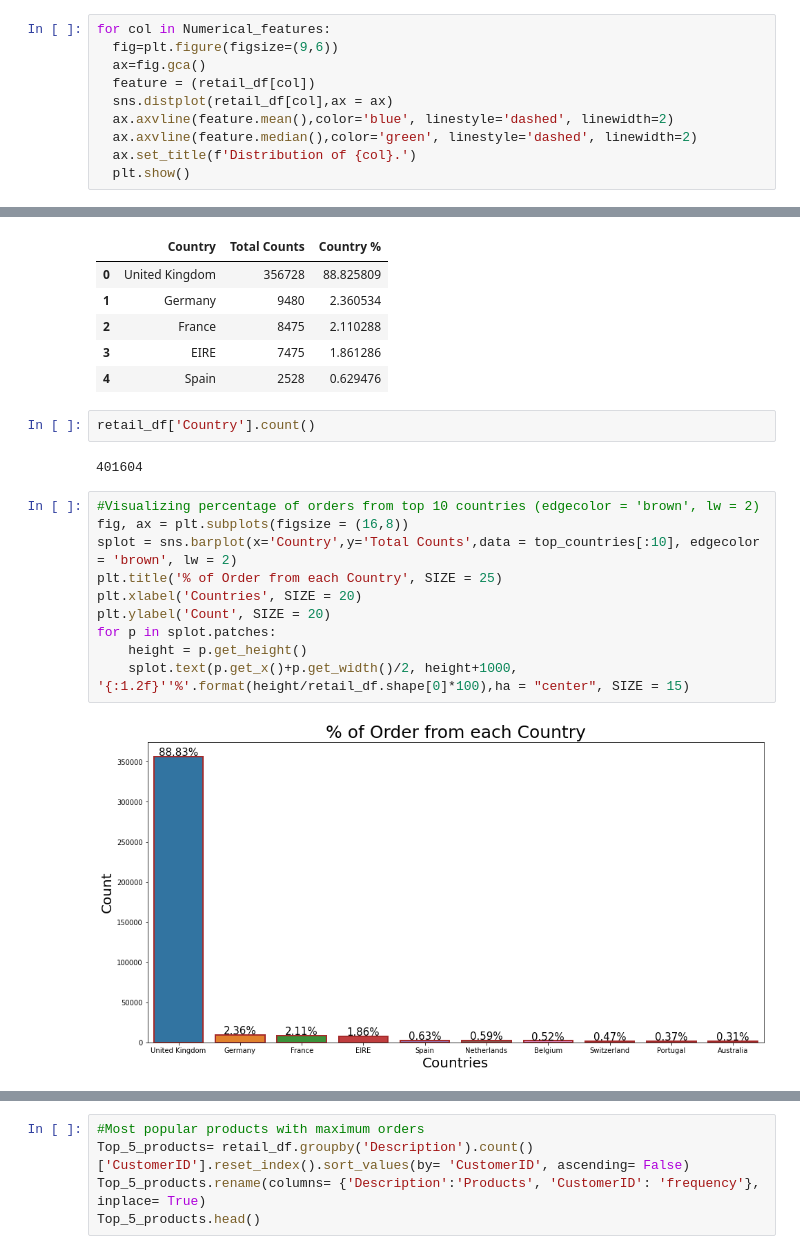
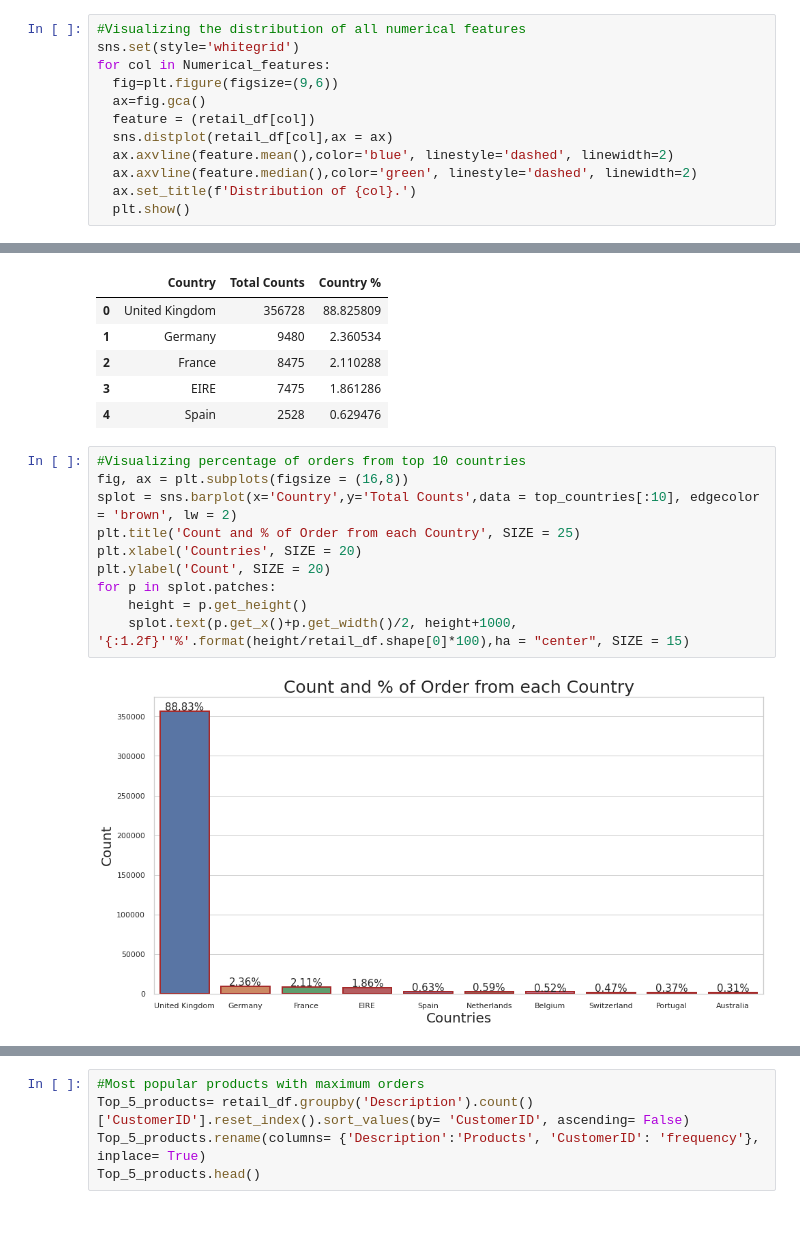
Before and after one commit to abhi-shub/Online-Retail-Customer-Segmentation, a Jupyter notebook: Online_Retail_Customer_Segmentation_Capstone_Project.ipynb, the cells around one changed output, grey strips where cells are left out. Drawn from its saved outputs; the diff is of its cells as text; blank space fills up the shorter version.

```diff
--- a/Online_Retail_Customer_Segmentation_Capstone_Project.ipynb
+++ b/Online_Retail_Customer_Segmentation_Capstone_Project.ipynb
@@ -233,6 +196,8 @@ Numerical_features
  'Invoice_year',
  'Invoice_hour']
 # %%
+#Visualizing the distribution of all numerical features
+sns.set(style='whitegrid')
 for col in Numerical_features:
   fig=plt.figure(figsize=(9,6))
   ax=fig.gca()
@@ -399,22 +389,18 @@ top_countries.head(5)
 | 2 | France | 8475 | 2.110288 |
 | 3 | EIRE | 7475 | 1.861286 |
 | 4 | Spain | 2528 | 0.629476 |
-# %%
-retail_df['Country'].count()
-# %% [output]
-401604
 # %%
-#Visualizing percentage of orders from top 10 countries (edgecolor = 'brown', lw = 2)
+#Visualizing percentage of orders from top 10 countries
 fig, ax = plt.subplots(figsize = (16,8))
 splot = sns.barplot(x='Country',y='Total Counts',data = top_countries[:10], edgecolor = 'brown', lw = 2)
-plt.title('% of Order from each Country', SIZE = 25)
+plt.title('Count and % of Order from each Country', SIZE = 25)
 plt.xlabel('Countries', SIZE = 20)
 plt.ylabel('Count', SIZE = 20)
 for p in splot.patches:
     height = p.get_height()
     splot.text(p.get_x()+p.get_width()/2, height+1000, '{:1.2f}''%'.format(height/retail_df.shape[0]*100),ha = "center", SIZE = 15)
 # %% [output]
-[figure, old version]
+[figure, new version]
 # %%
 #Top 5 countries
 plt.figure(figsize= (10,6))
```
Also changed, not shown: parts of 69 cells of this notebook.
